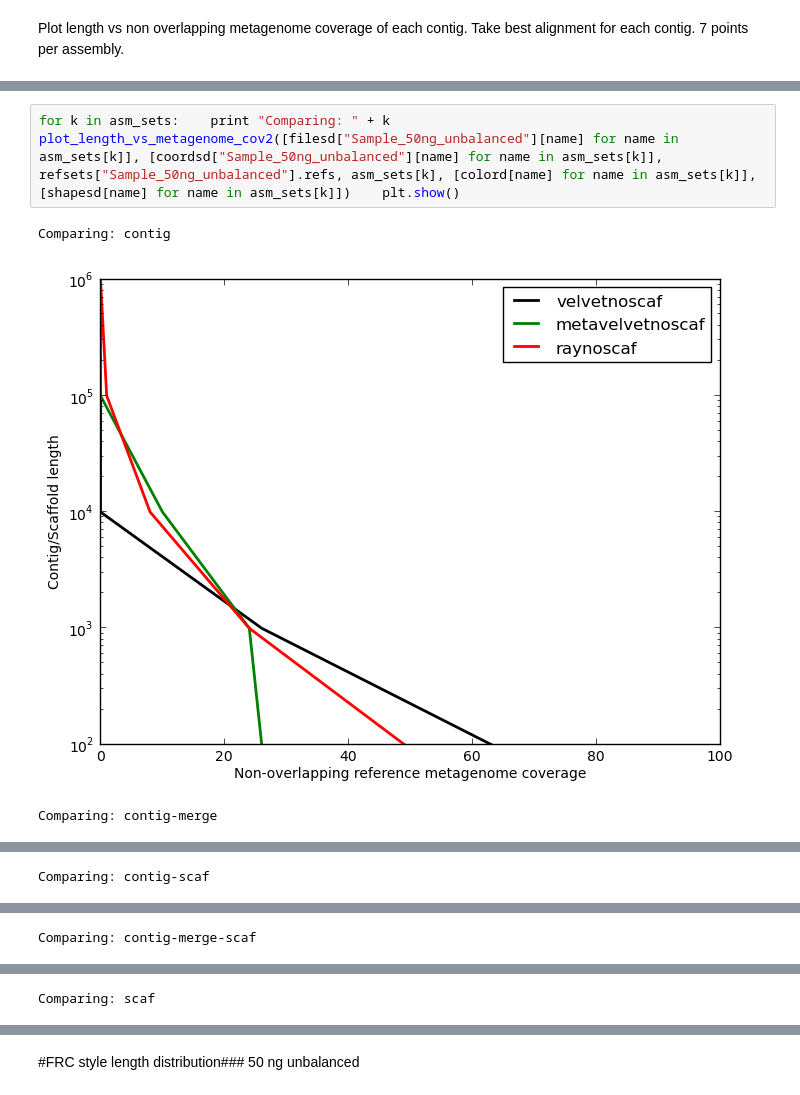
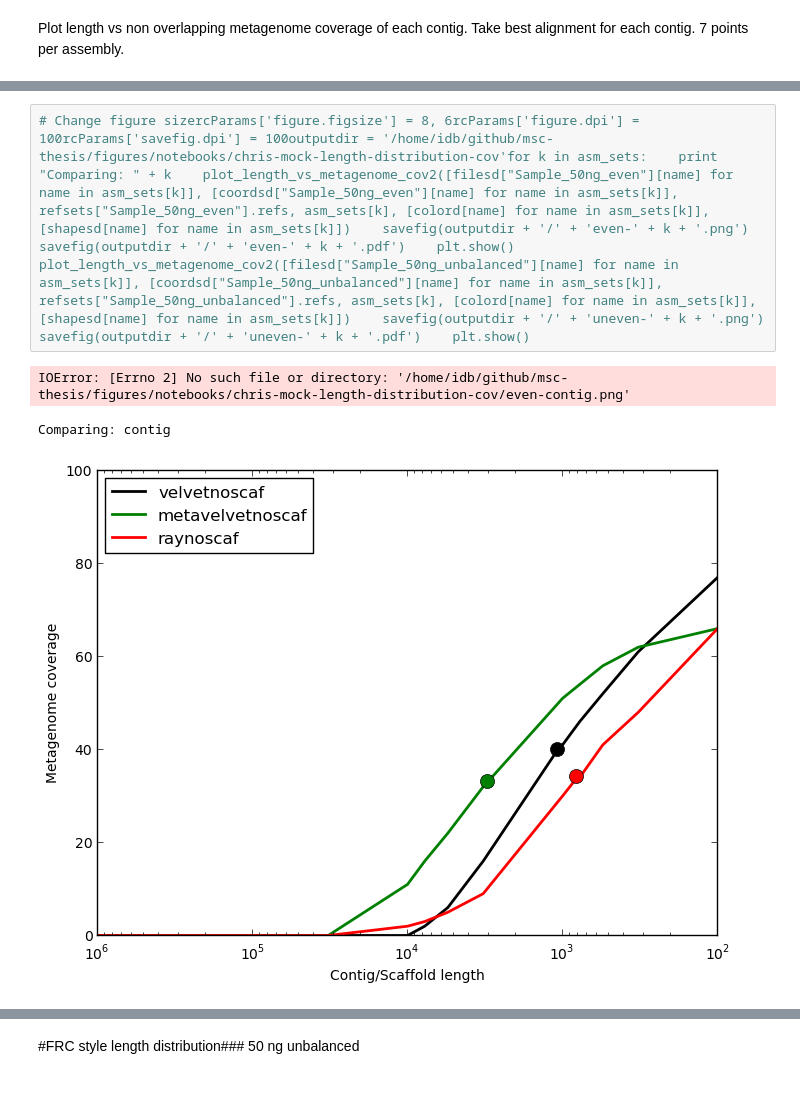
Before and after one commit to inodb/notebooks, a Jupyter notebook: chris-mock-masmvali-length.ipynb, the cells around one changed output, grey strips where cells are left out. Drawn from its saved outputs; the diff is of its cells as text.

Commit message:
Adds coverage-length plot and purity plots. Untested for output to report.

```diff
--- a/chris-mock-masmvali-length.ipynb
+++ b/chris-mock-masmvali-length.ipynb
@@ -123,6 +123,6 @@ def plot_length_vs_metagenome_cov2(assemblies, coordsd, refset, names, colors, l
 # %%
-for k in asm_sets:    print "Comparing: " + k    plot_length_vs_metagenome_cov2([filesd["Sample_50ng_unbalanced"][name] for name in asm_sets[k]], [coordsd["Sample_50ng_unbalanced"][name] for name in asm_sets[k]], refsets["Sample_50ng_unbalanced"].refs, asm_sets[k], [colord[name] for name in asm_sets[k]], [shapesd[name] for name in asm_sets[k]])    plt.show()
+# Change figure sizercParams['figure.figsize'] = 8, 6rcParams['figure.dpi'] = 100rcParams['savefig.dpi'] = 100outputdir = '/home/idb/github/msc-thesis/figures/notebooks/chris-mock-length-distribution-cov'for k in asm_sets:    print "Comparing: " + k    plot_length_vs_metagenome_cov2([filesd["Sample_50ng_even"][name] for name in asm_sets[k]], [coordsd["Sample_50ng_even"][name] for name in asm_sets[k]], refsets["Sample_50ng_even"].refs, asm_sets[k], [colord[name] for name in asm_sets[k]], [shapesd[name] for name in asm_sets[k]])    savefig(outputdir + '/' + 'even-' + k + '.png')    savefig(outputdir + '/' + 'even-' + k + '.pdf')    plt.show()        plot_length_vs_metagenome_cov2([filesd["Sample_50ng_unbalanced"][name] for name in asm_sets[k]], [coordsd["Sample_50ng_unbalanced"][name] for name in asm_sets[k]], refsets["Sample_50ng_unbalanced"].refs, asm_sets[k], [colord[name] for name in asm_sets[k]], [shapesd[name] for name in asm_sets[k]])    savefig(outputdir + '/' + 'uneven-' + k + '.png')    savefig(outputdir + '/' + 'uneven-' + k + '.pdf')    plt.show()
 # %% [output]
-Comparing: contig
+IOError: [Errno 2] No such file or directory: '/home/idb/github/msc-thesis/figures/notebooks/chris-mock-length-distribution-cov/even-contig.png'
+Comparing: contig
-[figure, old version]
+[figure, new version]
-Comparing: contig-merge
@@ -130 +128,0 @@ Comparing: contig-merge
-Comparing: contig-scaf
@@ -132 +128,0 @@ Comparing: contig-scaf
-Comparing: contig-merge-scaf
@@ -134 +128,0 @@ Comparing: contig-merge-scaf
-Comparing: scaf
```
Also changed, not shown: parts of 11 cells of this notebook, 1 other file.
